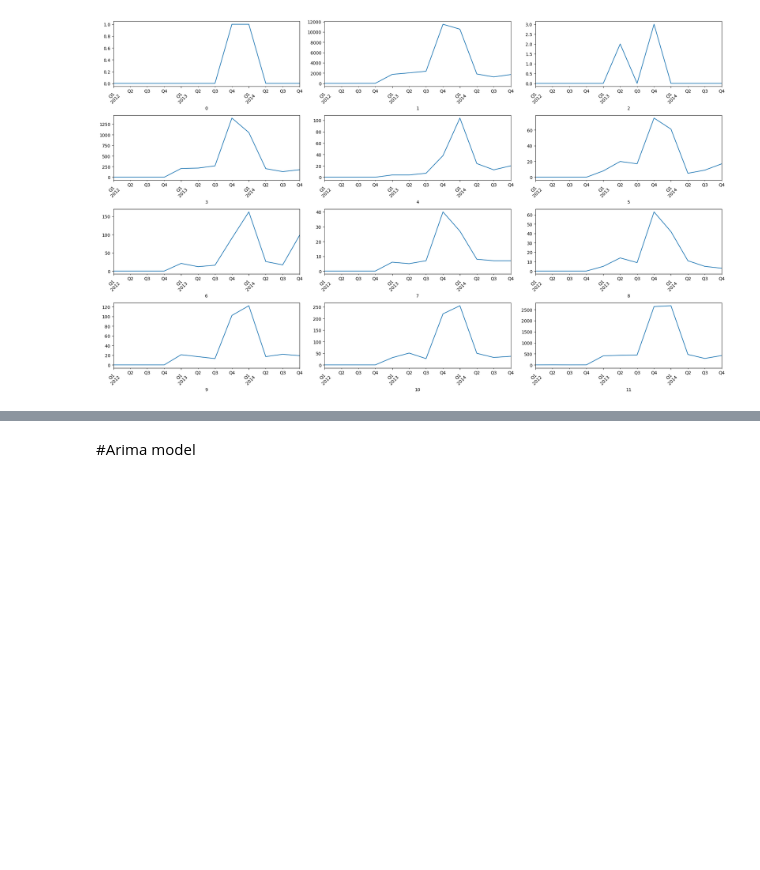
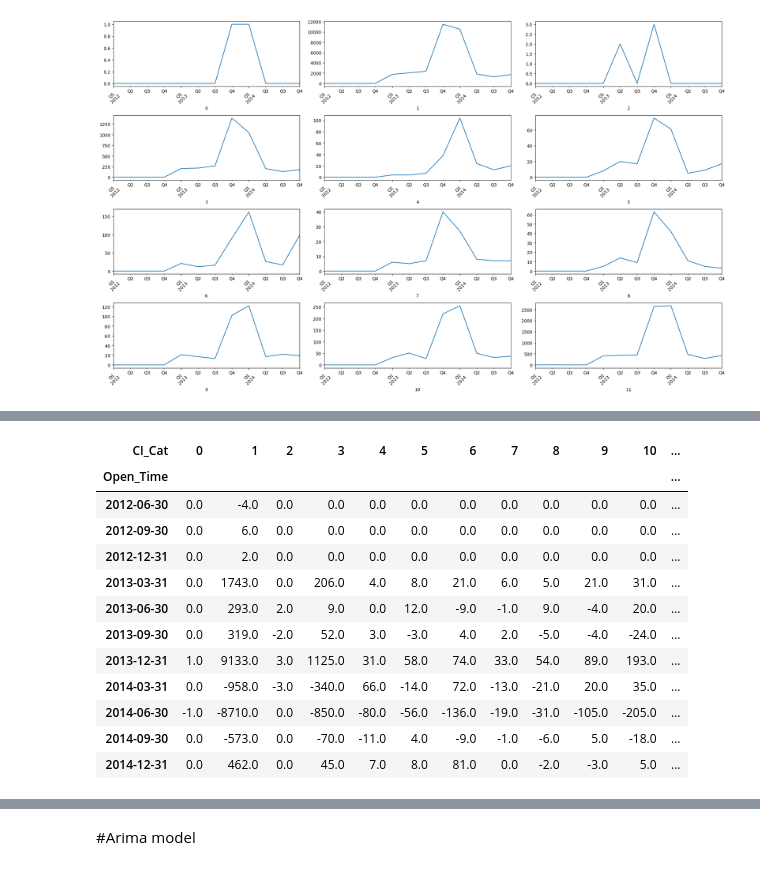
Before and after one commit to Manohar1805/ITSM-TICKET-MANAGEMENT, a Jupyter notebook: Copy_of_TICKET_MANAGEMENT_updated.ipynb, the cells around one changed output, grey strips where cells are left out. Cells and saved outputs as stored; diff of their text form; code cells hidden in the pictures; blank space fills up the shorter version.

```diff
--- a/Copy_of_TICKET_MANAGEMENT_updated.ipynb
+++ b/Copy_of_TICKET_MANAGEMENT_updated.ipynb
@@ -1376,0 +1404,18 @@ plt.tight_layout()
+# %%
+data_diff_1=quaterly_data.diff()
+# %%
+data_diff_1.dropna()
+# %% [output]
+| CI_Cat | 0 | 1 | 2 | 3 | 4 | 5 | 6 | 7 | 8 | 9 | 10 | ... |
+| Open_Time |  |  |  |  |  |  |  |  |  |  |  | ... |
+| 2012-06-30 | 0.0 | -4.0 | 0.0 | 0.0 | 0.0 | 0.0 | 0.0 | 0.0 | 0.0 | 0.0 | 0.0 | ... |
+| 2012-09-30 | 0.0 | 6.0 | 0.0 | 0.0 | 0.0 | 0.0 | 0.0 | 0.0 | 0.0 | 0.0 | 0.0 | ... |
+| 2012-12-31 | 0.0 | 2.0 | 0.0 | 0.0 | 0.0 | 0.0 | 0.0 | 0.0 | 0.0 | 0.0 | 0.0 | ... |
+| 2013-03-31 | 0.0 | 1743.0 | 0.0 | 206.0 | 4.0 | 8.0 | 21.0 | 6.0 | 5.0 | 21.0 | 31.0 | ... |
+| 2013-06-30 | 0.0 | 293.0 | 2.0 | 9.0 | 0.0 | 12.0 | -9.0 | -1.0 | 9.0 | -4.0 | 20.0 | ... |
+| 2013-09-30 | 0.0 | 319.0 | -2.0 | 52.0 | 3.0 | -3.0 | 4.0 | 2.0 | -5.0 | -4.0 | -24.0 | ... |
+| 2013-12-31 | 1.0 | 9133.0 | 3.0 | 1125.0 | 31.0 | 58.0 | 74.0 | 33.0 | 54.0 | 89.0 | 193.0 | ... |
+| 2014-03-31 | 0.0 | -958.0 | -3.0 | -340.0 | 66.0 | -14.0 | 72.0 | -13.0 | -21.0 | 20.0 | 35.0 | ... |
+| 2014-06-30 | -1.0 | -8710.0 | 0.0 | -850.0 | -80.0 | -56.0 | -136.0 | -19.0 | -31.0 | -105.0 | -205.0 | ... |
+| 2014-09-30 | 0.0 | -573.0 | 0.0 | -70.0 | -11.0 | 4.0 | -9.0 | -1.0 | -6.0 | 5.0 | -18.0 | ... |
+| 2014-12-31 | 0.0 | 462.0 | 0.0 | 45.0 | 7.0 | 8.0 | 81.0 | 0.0 | -2.0 | -3.0 | 5.0 | ... |
```
Also changed, not shown: parts of 39 cells of this notebook.
